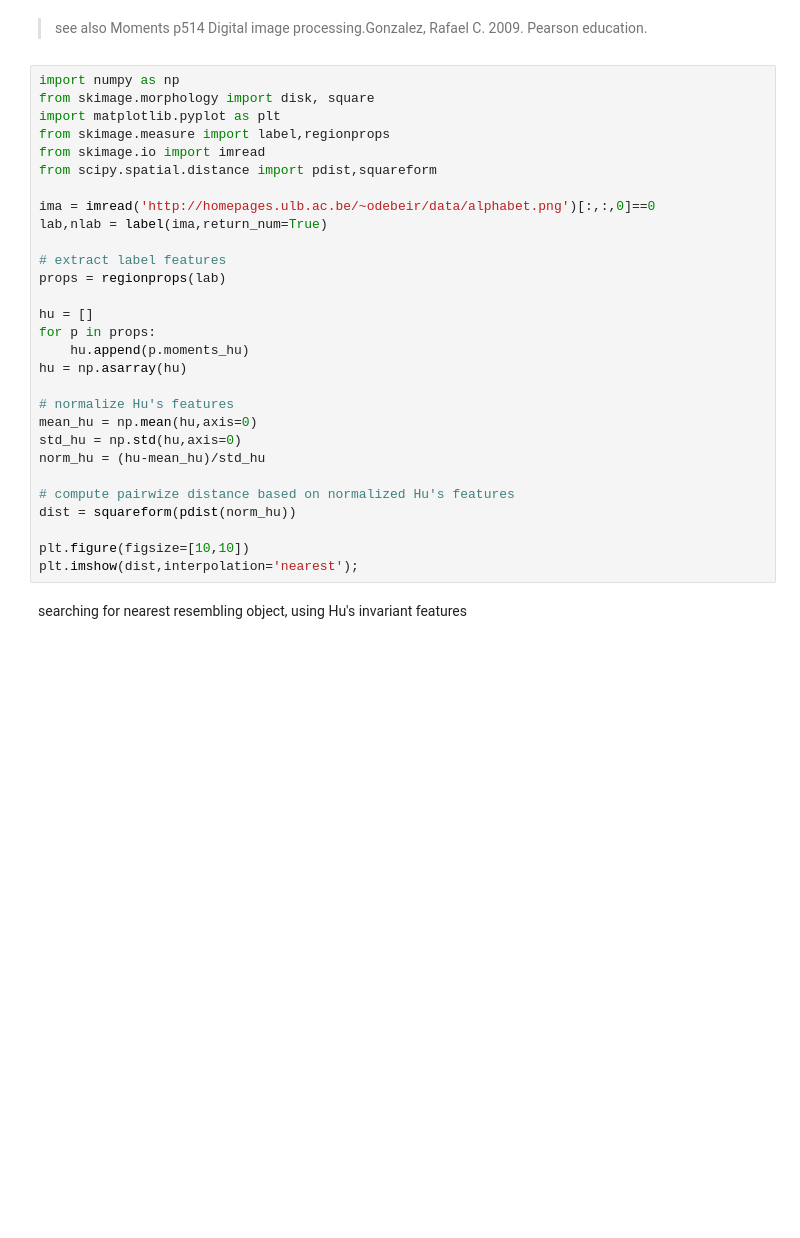
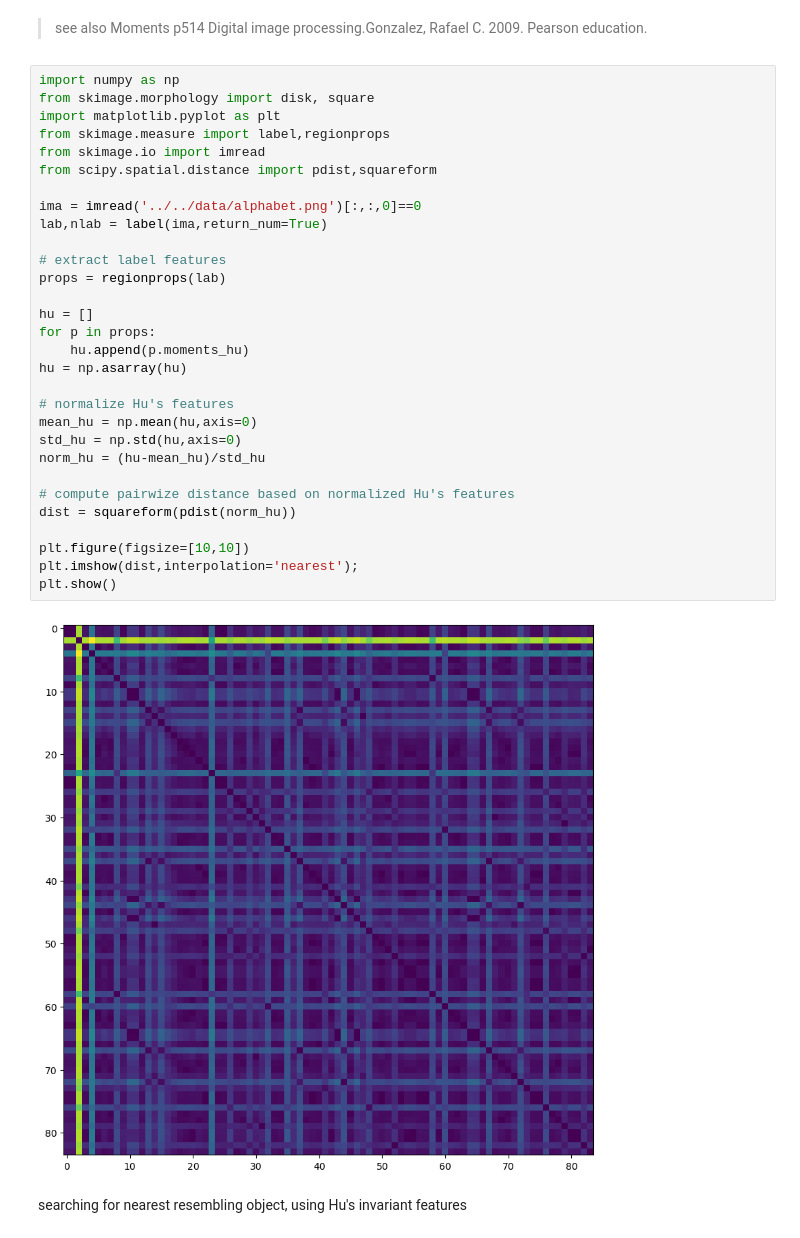
Before and after one commit to tpanjwani/info-h-502, a Jupyter notebook: notebooks/Feature_extraction/03-Moments.ipynb, the cells around one changed output. Saved outputs shown, nothing was run; the diff lists cells and outputs as text; blank space fills up the shorter version.

```diff
--- a/notebooks/Feature_extraction/03-Moments.ipynb
+++ b/notebooks/Feature_extraction/03-Moments.ipynb
@@ -56,32 +56,35 @@ High order invariants can be very sensitive to noise, due to the high order expo
 # %%
 import numpy as np
 from skimage.morphology import disk, square
 import matplotlib.pyplot as plt
 from skimage.measure import label,regionprops
 from skimage.io import imread
 from scipy.spatial.distance import pdist,squareform
 
-ima = imread('http://homepages.ulb.ac.be/~odebeir/data/alphabet.png')[:,:,0]==0
+ima = imread('../../data/alphabet.png')[:,:,0]==0
 lab,nlab = label(ima,return_num=True)
 
 # extract label features
 props = regionprops(lab)
 
 hu = []
 for p in props:
     hu.append(p.moments_hu)
 hu = np.asarray(hu)
 
 # normalize Hu's features
 mean_hu = np.mean(hu,axis=0)
 std_hu = np.std(hu,axis=0)
 norm_hu = (hu-mean_hu)/std_hu
 
 # compute pairwize distance based on normalized Hu's features
 dist = squareform(pdist(norm_hu))
 
 plt.figure(figsize=[10,10])
 plt.imshow(dist,interpolation='nearest');
+plt.show()
+# %% [output]
+[figure, added]
 # %% [markdown]
 searching for nearest resembling object, using Hu's invariant features
 # %%
```
Also changed, not shown: parts of 1 cell of this notebook, 27 other files.
